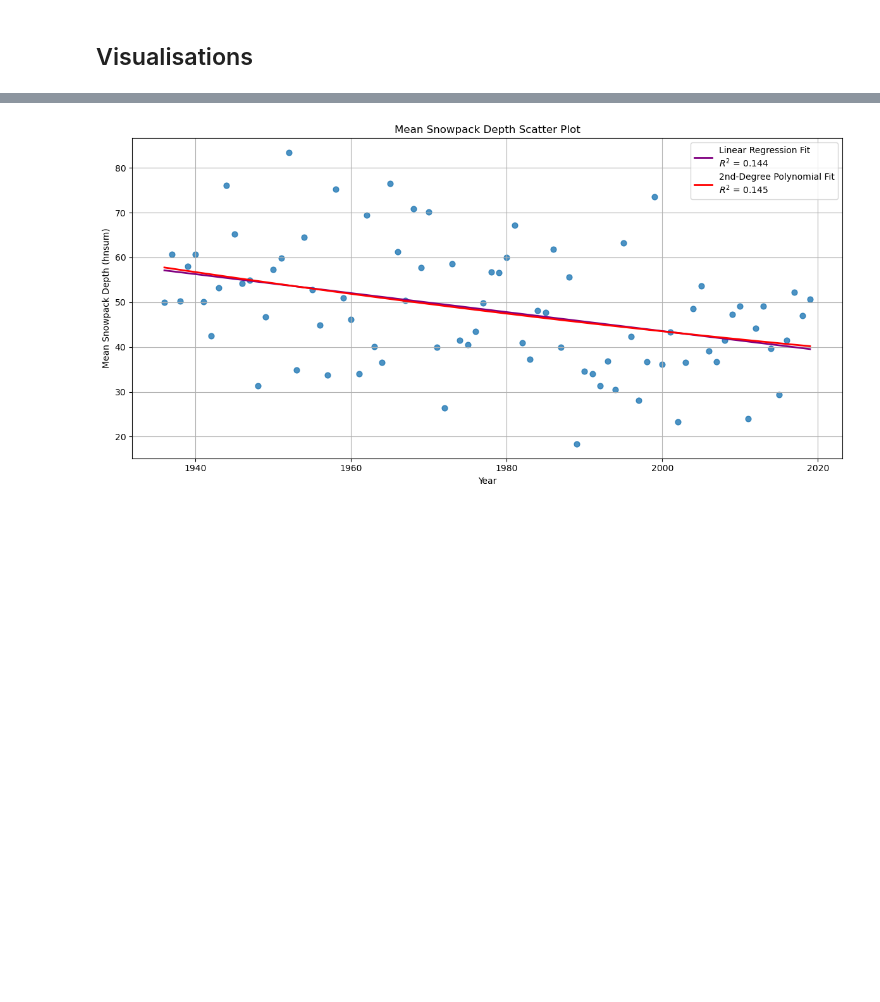
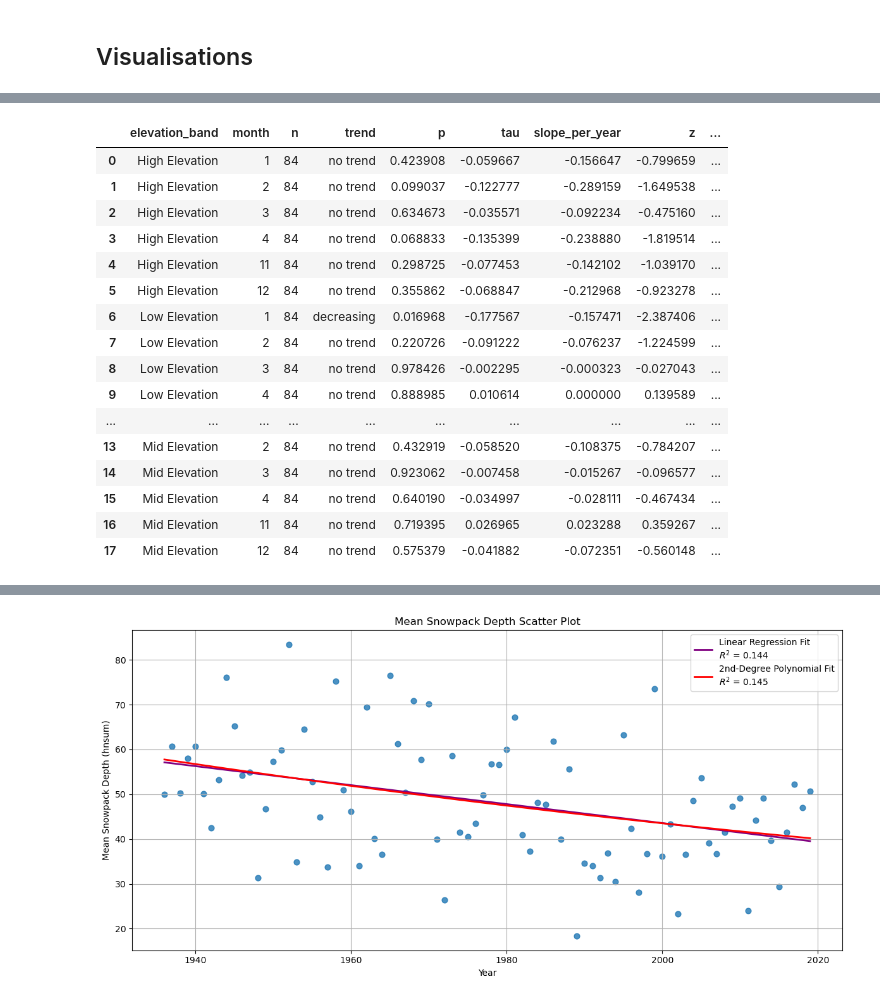
Before and after one commit to Mitch-P-Analyst/Europe_Snowpack_Depths, a Jupyter notebook: Part_2_EDA.ipynb, the cells around one changed output, grey strips where cells are left out. Cells and saved outputs as stored; diff of their text form; code cells hidden in the pictures; blank space fills up the shorter version.

```diff
--- a/Part_2_EDA.ipynb
+++ b/Part_2_EDA.ipynb
@@ -289,0 +293,3 @@ snow_recordings
+# %%
+snow_recordings = pd.merge(snow_recordings, stations_in_alps, on='station_id')
+snow_recordings
@@ -289,0 +344,13 @@ snow_recordings
+# %%
+quartiles = np.quantile(snow_recordings['elevation'], [0.25, 0.5, 0.75])
+Q1, median, Q3 = quartiles
+
+def classify_elevation(elev):
+    if elev <= Q1:
+        return 'Low Elevation'
+    elif Q1 < elev < Q3:
+        return 'Mid Elevation'
+    else:
+        return 'High Elevation'
+
+snow_recordings['elevation_band'] = snow_recordings['elevation'].apply(classify_elevation)
@@ -291,0 +464,30 @@ snow_recordings
+# %%
+mk_elev_month = mann_kendall_by_group(
+    snow_recordings,
+    group_cols=['elevation_band','month'],
+    time_col='year',
+    value_col='hnsum',
+    agg='mean',
+    min_length=15,
+    variant='original',
+    slope_per='decade'
+)
+mk_elev_month
+# %% [output]
+|  | elevation_band | month | n | trend | p | tau | slope_per_year | z | ... |
+| 0 | High Elevation | 1 | 84 | no trend | 0.423908 | -0.059667 | -0.156647 | -0.799659 | ... |
+| 1 | High Elevation | 2 | 84 | no trend | 0.099037 | -0.122777 | -0.289159 | -1.649538 | ... |
+| 2 | High Elevation | 3 | 84 | no trend | 0.634673 | -0.035571 | -0.092234 | -0.475160 | ... |
+| 3 | High Elevation | 4 | 84 | no trend | 0.068833 | -0.135399 | -0.238880 | -1.819514 | ... |
+| 4 | High Elevation | 11 | 84 | no trend | 0.298725 | -0.077453 | -0.142102 | -1.039170 | ... |
+| 5 | High Elevation | 12 | 84 | no trend | 0.355862 | -0.068847 | -0.212968 | -0.923278 | ... |
+| 6 | Low Elevation | 1 | 84 | decreasing | 0.016968 | -0.177567 | -0.157471 | -2.387406 | ... |
+| 7 | Low Elevation | 2 | 84 | no trend | 0.220726 | -0.091222 | -0.076237 | -1.224599 | ... |
+| 8 | Low Elevation | 3 | 84 | no trend | 0.978426 | -0.002295 | -0.000323 | -0.027043 | ... |
+| 9 | Low Elevation | 4 | 84 | no trend | 0.888985 | 0.010614 | 0.000000 | 0.139589 | ... |
+| ... | ... | ... | ... | ... | ... | ... | ... | ... | ... |
+| 13 | Mid Elevation | 2 | 84 | no trend | 0.432919 | -0.058520 | -0.108375 | -0.784207 | ... |
+| 14 | Mid Elevation | 3 | 84 | no trend | 0.923062 | -0.007458 | -0.015267 | -0.096577 | ... |
+| 15 | Mid Elevation | 4 | 84 | no trend | 0.640190 | -0.034997 | -0.028111 | -0.467434 | ... |
+| 16 | Mid Elevation | 11 | 84 | no trend | 0.719395 | 0.026965 | 0.023288 | 0.359267 | ... |
+| 17 | Mid Elevation | 12 | 84 | no trend | 0.575379 | -0.041882 | -0.072351 | -0.560148 | ... |
```
Also changed, not shown: parts of 11 cells of this notebook.
